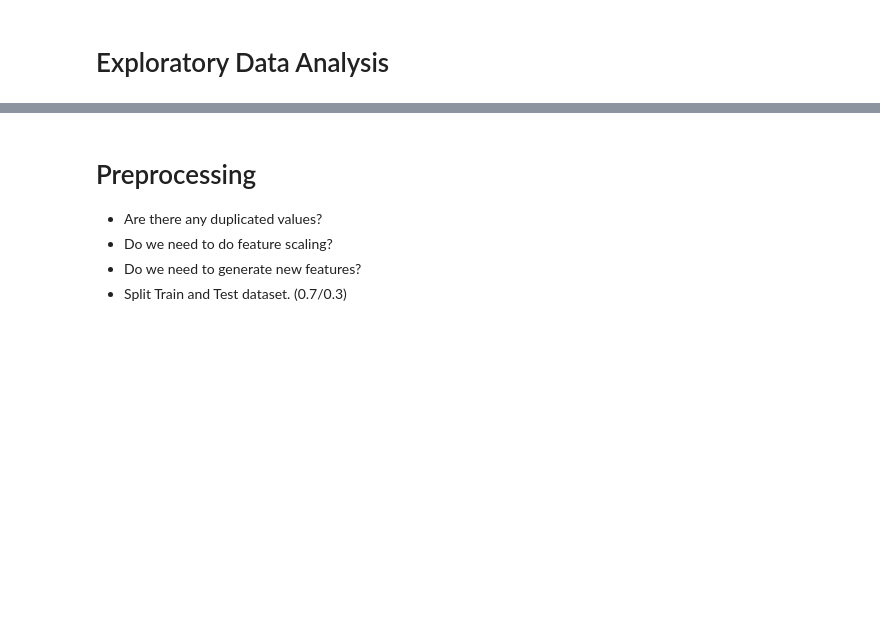
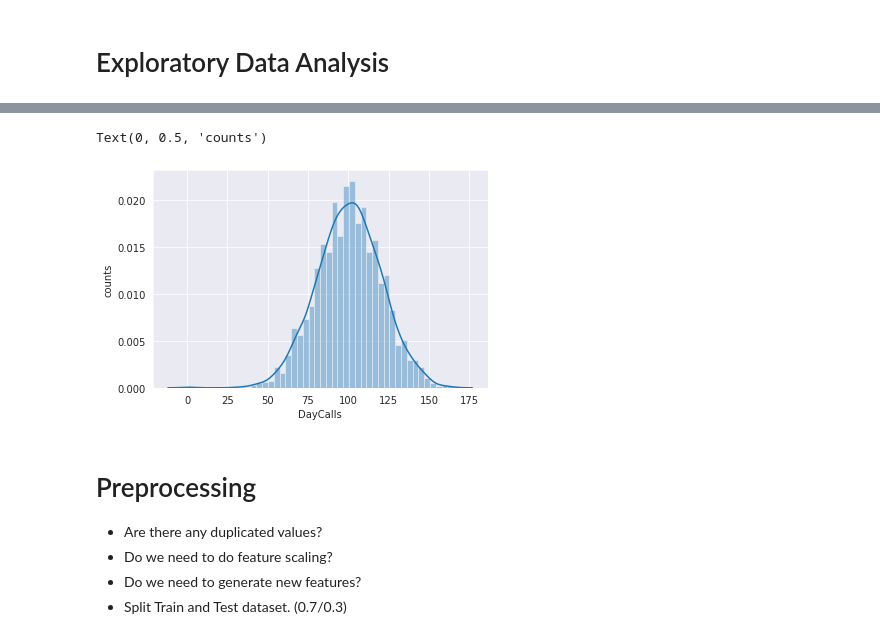
Before and after one commit to busgandy/Global-AI-Hub, a Jupyter notebook: Lesson 5 (13-11-20)/Project/09-11-2020 ML Course Nigeria Project 'name'.ipynb, the cells around one changed output, grey strips where cells are left out. Cells and saved outputs as stored; diff of their text form; code cells hidden in the pictures; blank space fills up the shorter version.

```diff
--- a/Lesson 5 (13-11-20)/Project/09-11-2020 ML Course Nigeria Project 'name'.ipynb
+++ b/Lesson 5 (13-11-20)/Project/09-11-2020 ML Course Nigeria Project 'name'.ipynb
@@ -126,3 +121,10 @@ Text(0, 0.5, 'counts')
+# %%
+# Example EDA
+sns.distplot(data["DayCalls"])
+plt.ylabel("counts")
+# %% [output]
+Text(0, 0.5, 'counts')
+[figure, added]
 # %% [markdown]
 # Preprocessing
 
```
Also changed, not shown: parts of 39 cells of this notebook.
